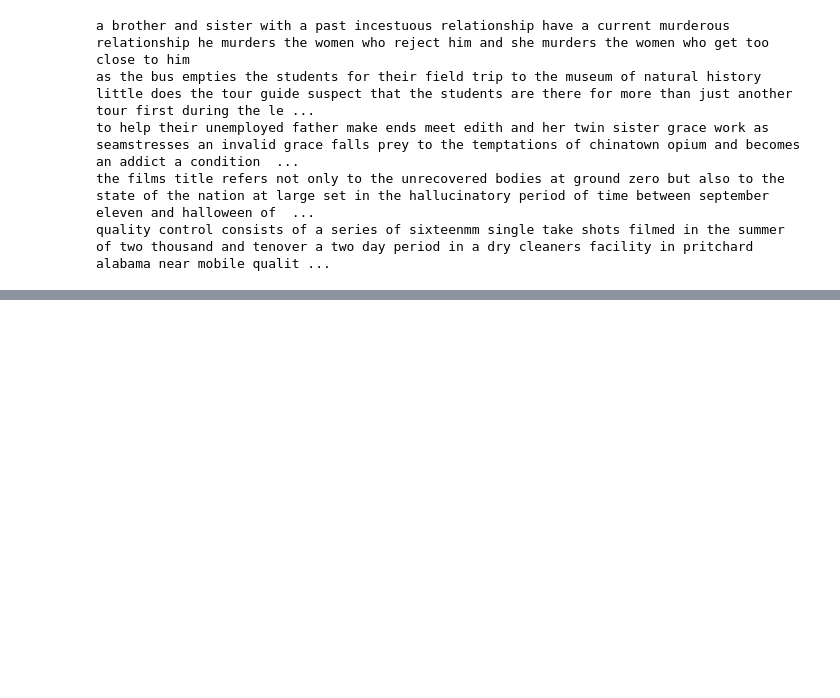
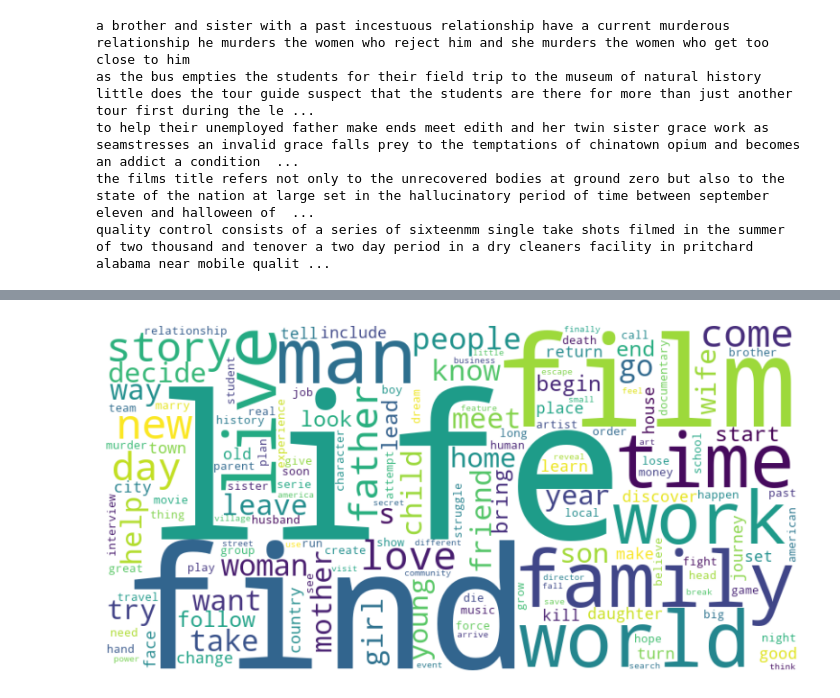
Before and after one commit to JeanRoelensYnov/M1_NLP, a Jupyter notebook: data/data_exploration.ipynb, the cells around one changed output, grey strips where cells are left out. Saved outputs shown, nothing was run; the diff lists cells and outputs as text; code cells hidden in the pictures; blank space fills up the shorter version.

```diff
--- a/data/data_exploration.ipynb
+++ b/data/data_exploration.ipynb
@@ -327,0 +358,17 @@ quality control consists of a series of sixteenmm single take shots filmed in th
+# %%
+nlp = spacy.load('en_core_web_sm')
+
+def remove_stop_words_and_lemmatize(text: str) -> str:
+    return ' '.join(token.lemma_ for token in nlp(text) if not token.is_stop)
+
+train_df = train_df.with_columns(
+    pl.col('clean_text')
+    .map_elements(remove_stop_words_and_lemmatize, return_dtype=pl.String)
+    .alias("clean_text")
+)
+
+test_df = test_df.with_columns(
+    pl.col('clean_text')
+    .map_elements(remove_stop_words_and_lemmatize, return_dtype=pl.String)
+    .alias("clean_text")
+)
@@ -327,0 +390,12 @@ quality control consists of a series of sixteenmm single take shots filmed in th
+# %%
+# Word cloud for train
+
+train_whole_text = ' '.join(train_df['clean_text'])
+
+train_wordcloud = WordCloud(width=800, height=400,max_words=150,background_color='white').generate(train_whole_text)
+plt.figure(figsize=(10,5))
+plt.imshow(train_wordcloud, interpolation='bilinear')
+plt.axis('off')
+plt.show()
+# %% [output]
+[figure, added]
```
Also changed, not shown: parts of 14 cells of this notebook, 1 other file.
